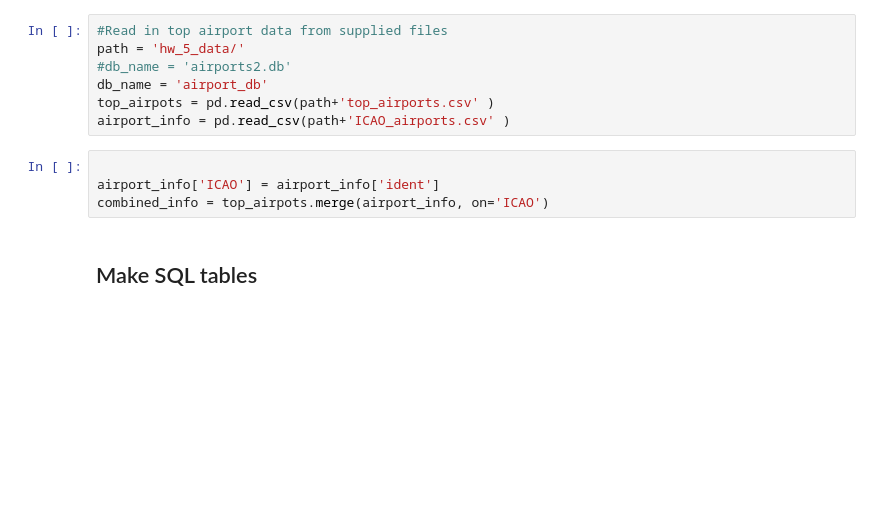
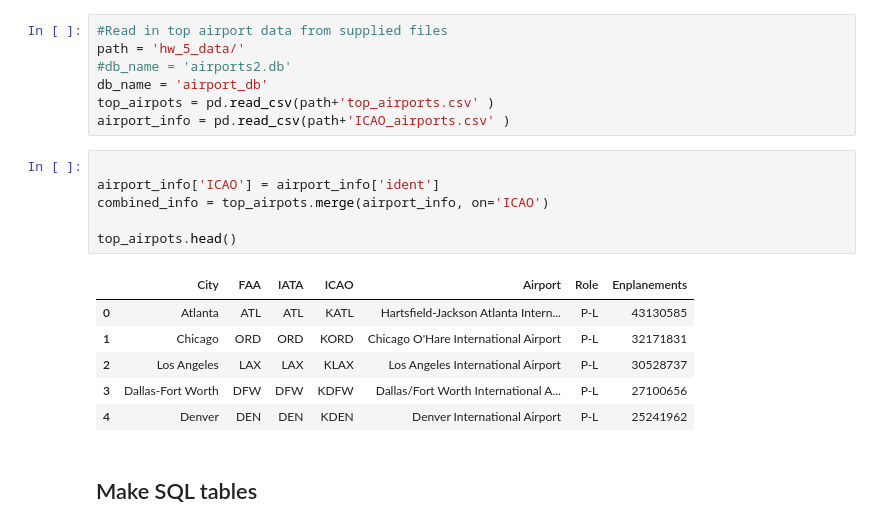
Before and after one commit to cwfink/Fink_ay250_homework, a Jupyter notebook: hw_5/HW_5.ipynb, the cells around one changed output. Saved outputs shown, nothing was run; the diff lists cells and outputs as text; blank space fills up the shorter version.

```diff
--- a/hw_5/HW_5.ipynb
+++ b/hw_5/HW_5.ipynb
@@ -27,7 +27,16 @@ airport_info = pd.read_csv(path+'ICAO_airports.csv' )
 # %%
 
 airport_info['ICAO'] = airport_info['ident']
 combined_info = top_airpots.merge(airport_info, on='ICAO')
+
+top_airpots.head()
+# %% [output]
+|  | City | FAA | IATA | ICAO | Airport | Role | Enplanements |
+| 0 | Atlanta | ATL | ATL | KATL | Hartsfield-Jackson Atlanta Intern... | P-L | 43130585 |
+| 1 | Chicago | ORD | ORD | KORD | Chicago O'Hare International Airport | P-L | 32171831 |
+| 2 | Los Angeles | LAX | LAX | KLAX | Los Angeles International Airport | P-L | 30528737 |
+| 3 | Dallas-Fort Worth | DFW | DFW | KDFW | Dallas/Fort Worth International A... | P-L | 27100656 |
+| 4 | Denver | DEN | DEN | KDEN | Denver International Airport | P-L | 25241962 |
 # %% [markdown]
 ## Make SQL tables
 # %%
```
Also changed, not shown: parts of 4 cells of this notebook.
